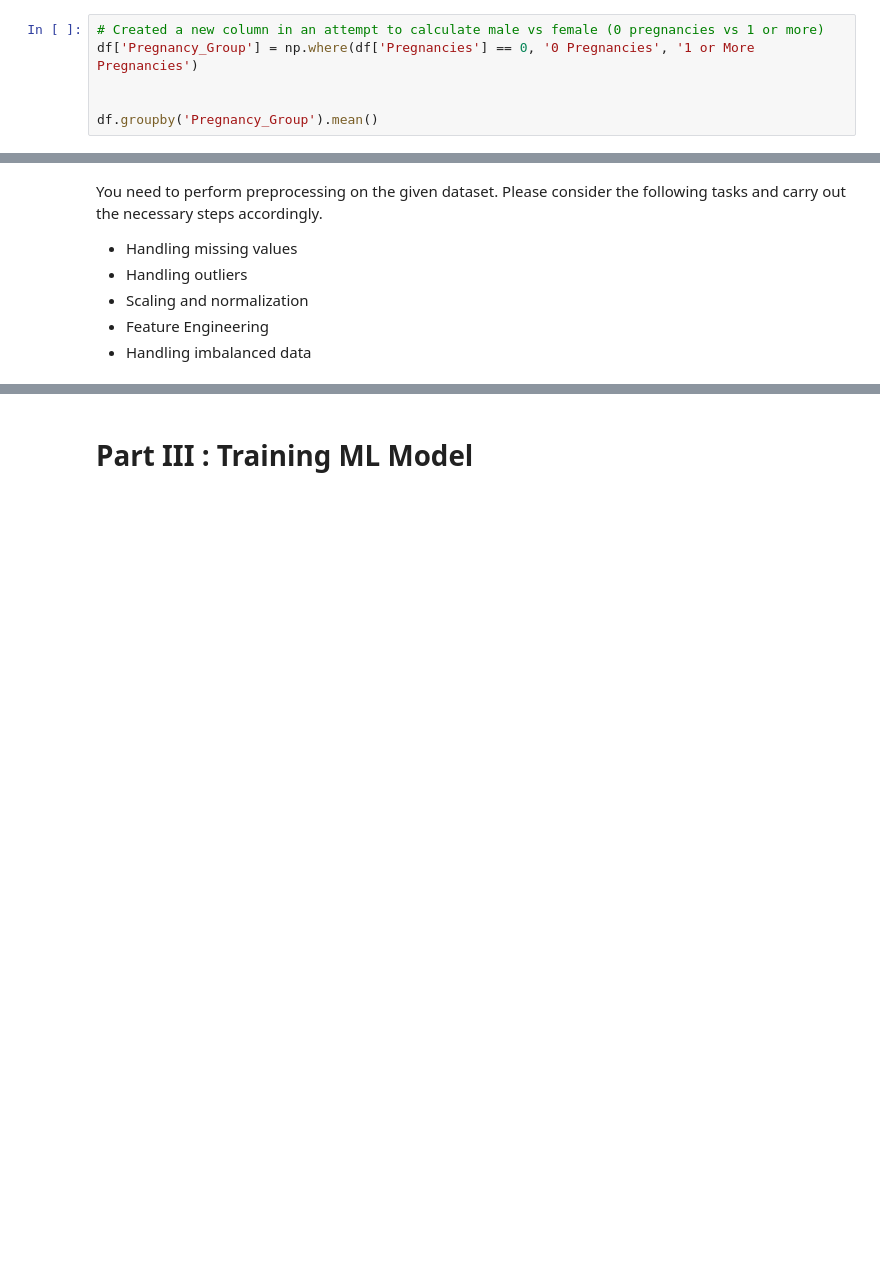
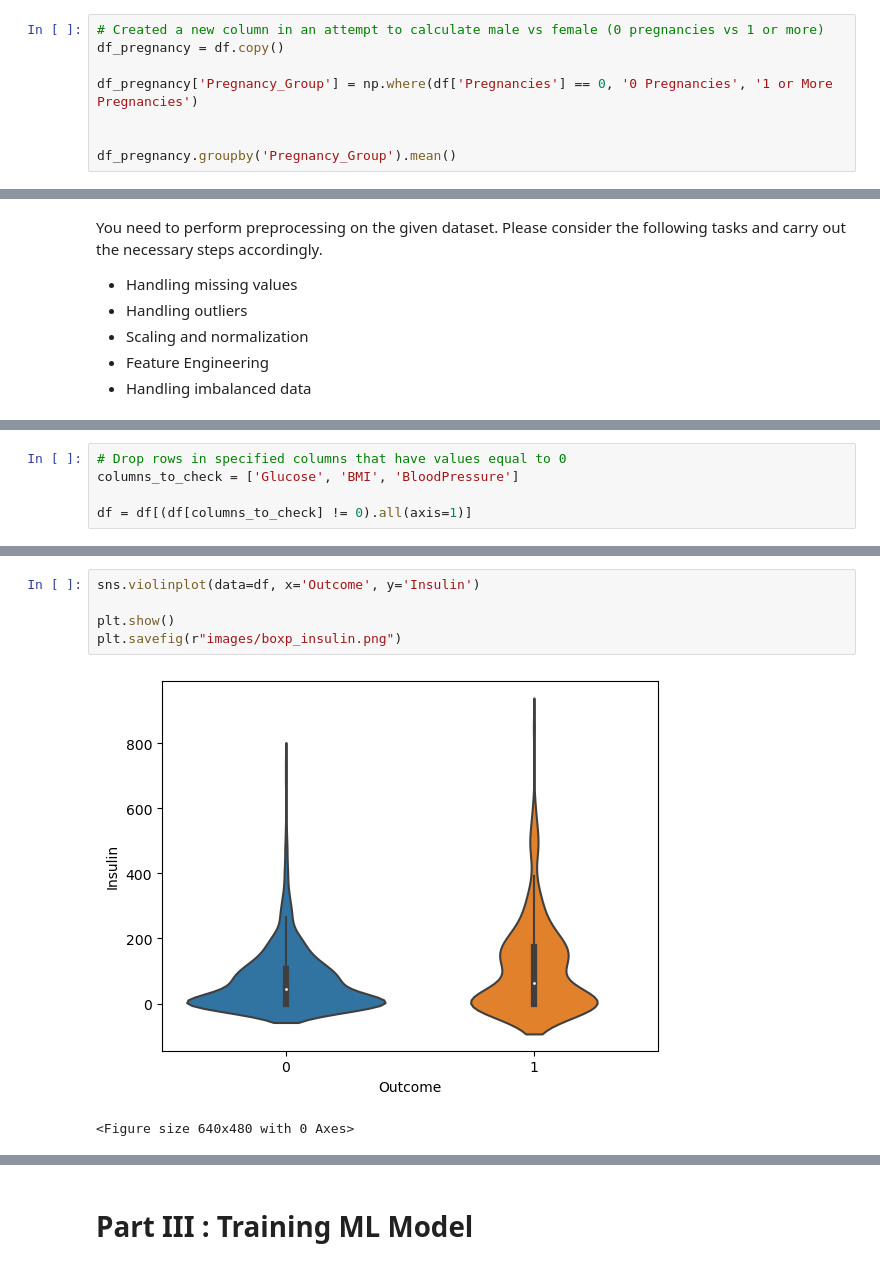
Before and after one commit to RRPharaoh/ml-project-supervised-learning, a Jupyter notebook: Supervised Learning - Project.ipynb, the cells around one changed output, grey strips where cells are left out. Saved outputs shown, nothing was run; the diff lists cells and outputs as text; blank space fills up the shorter version.

Commit message:
cleaned data

```diff
--- a/Supervised Learning - Project.ipynb
+++ b/Supervised Learning - Project.ipynb
@@ -115,10 +144,12 @@ df.groupby('Outcome').mean()
 | 1 | 4.865672 | 141.257463 | 70.824627 | 22.164179 | 100.335821 | 35.142537 | 0.550500 | 37.067164 |
 # %%
 # Created a new column in an attempt to calculate male vs female (0 pregnancies vs 1 or more)
-df['Pregnancy_Group'] = np.where(df['Pregnancies'] == 0, '0 Pregnancies', '1 or More Pregnancies')
+df_pregnancy = df.copy()
+
+df_pregnancy['Pregnancy_Group'] = np.where(df['Pregnancies'] == 0, '0 Pregnancies', '1 or More Pregnancies')
 
 
-df.groupby('Pregnancy_Group').mean()
+df_pregnancy.groupby('Pregnancy_Group').mean()
 # %% [output]
 |  | Pregnancies | Glucose | BloodPressure | SkinThickness | Insulin | BMI | DiabetesPedigreeFunction | ... |
 | Pregnancy_Group |  |  |  |  |  |  |  | ... |
@@ -172,0 +223,5 @@ You need to perform preprocessing on the given dataset. Please consider the foll
+# %%
+# Drop rows in specified columns that have values equal to 0
+columns_to_check = ['Glucose', 'BMI', 'BloodPressure']
+
+df = df[(df[columns_to_check] != 0).all(axis=1)]
@@ -172,0 +254,8 @@ You need to perform preprocessing on the given dataset. Please consider the foll
+# %%
+sns.violinplot(data=df, x='Outcome', y='Insulin')
+
+plt.show()
+plt.savefig(r"images/boxp_insulin.png")
+# %% [output]
+[figure, added]
+<Figure size 640x480 with 0 Axes>
```
Also changed, not shown: parts of 23 cells of this notebook, 4 other files.
